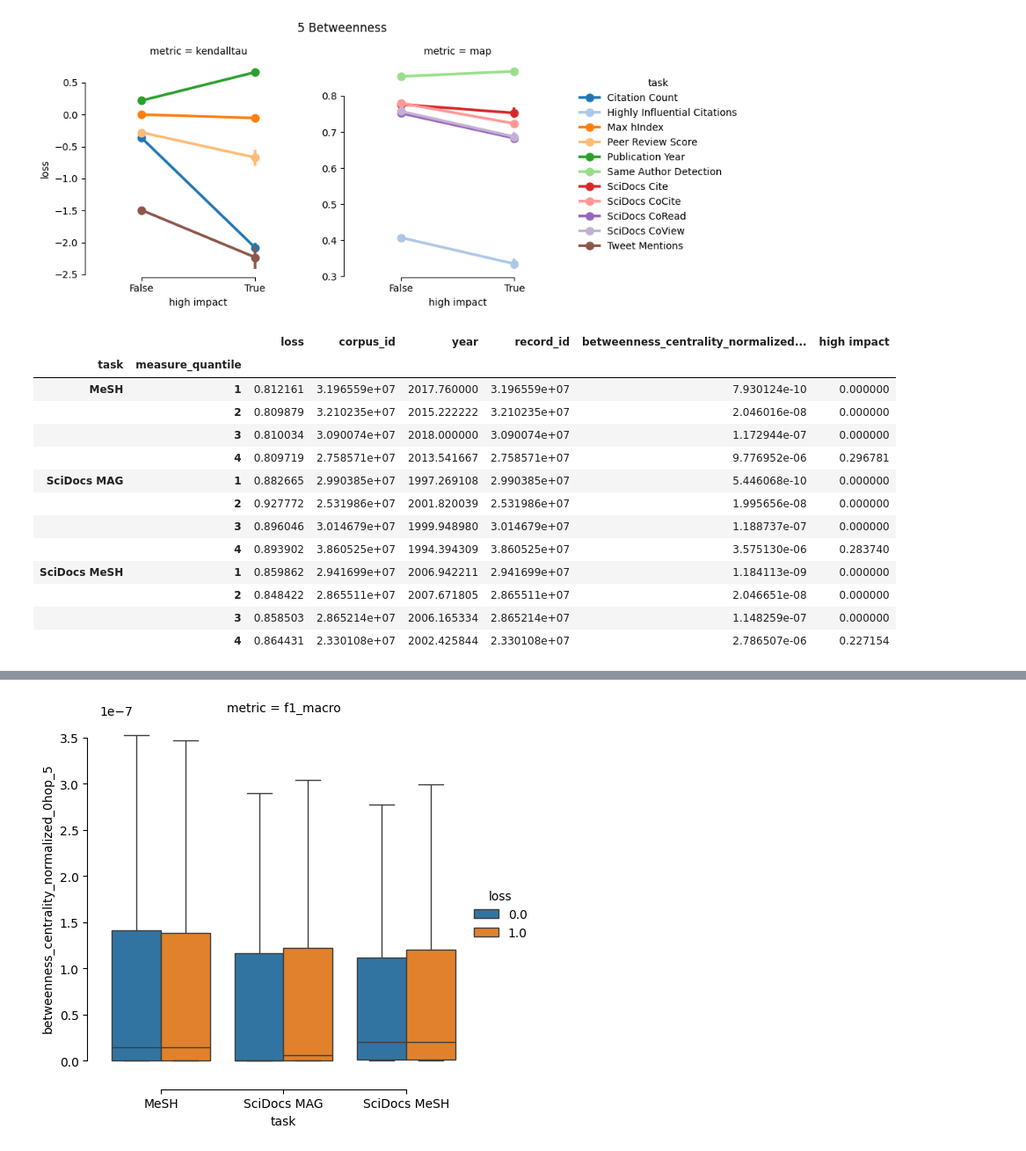
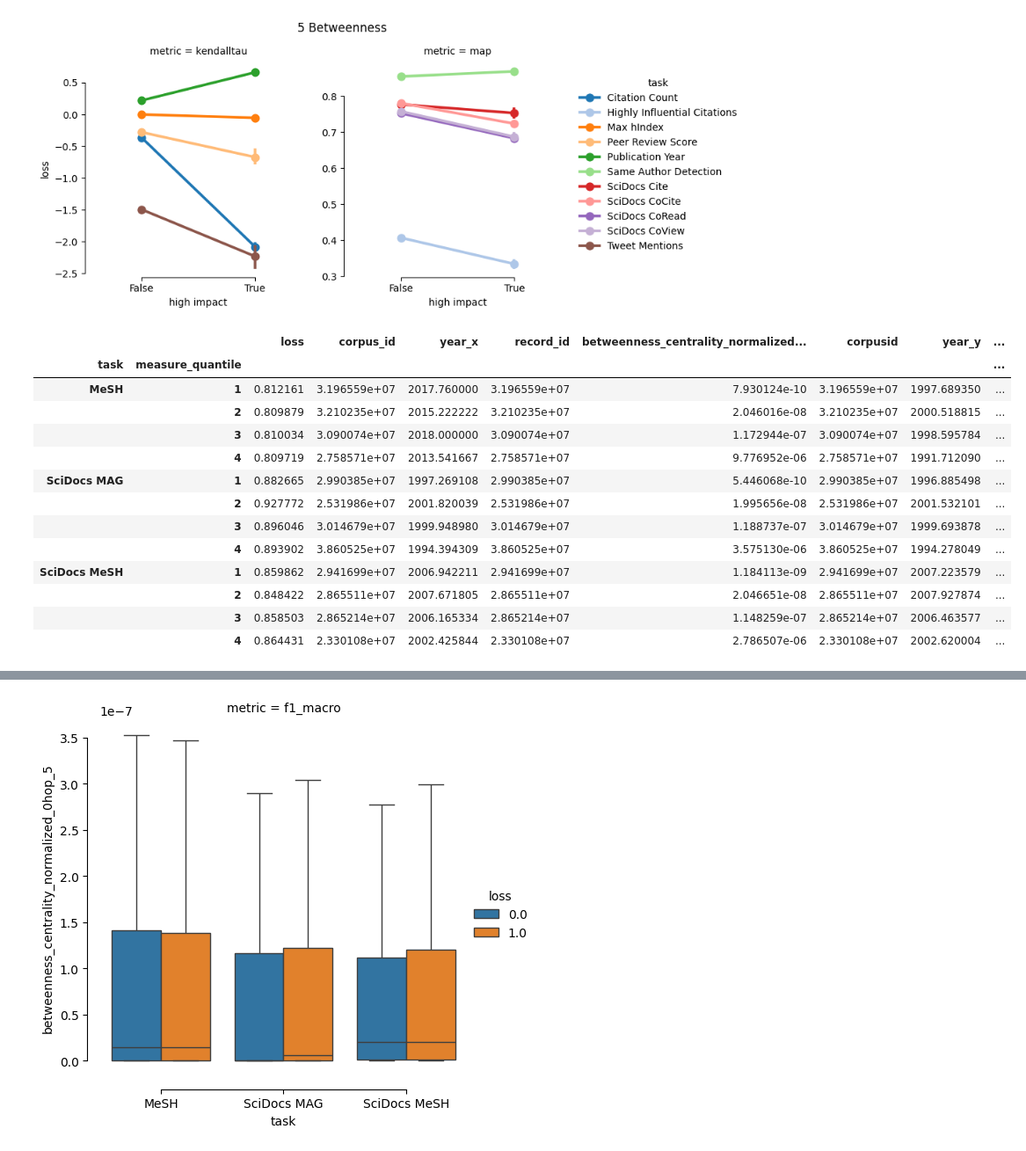
Before and after one commit to rfunklab/scirepeval, a Jupyter notebook: notebooks/correlate_scores_all_models.ipynb, the cells around one changed output, grey strips where cells are left out. Shown at 88% size. Saved outputs shown, nothing was run; the diff lists cells and outputs as text; code cells hidden in the pictures.

```diff
--- a/notebooks/correlate_scores_all_models.ipynb
+++ b/notebooks/correlate_scores_all_models.ipynb
@@ -12,15 +12,17 @@ model_names = ['SPECTER','SciBERT','SciNCL','Doc2Vec']
 quantiles = 5
 ptile = 95
 
-tasks_config = '../config/Doc2Vec/save.jsonl' # just choose one
+tasks_config = 'config/Doc2Vec/save.jsonl' # just choose one
 
 # measure_name = 'cd_5'
 # measure_loc = f'data/s2ag/s2ag_disruption.parquet.gz'
 
 measure_name = 'betweenness_centrality_normalized_0hop_5'
-measure_loc = f'../data/s2ag/{measure_name}_1700-2022.csv.gz'
+measure_loc = f'data/s2ag/{measure_name}_1700-2022.csv.gz'
 
-model_eval_loc = '../results/{}/results.jsonl'
+model_eval_loc = 'results/{}/results.jsonl'
+
+papers_loc = 'data/s2ag/processed/papers.parquet.gz'
 
 
 task_col_map = {'RELISH': ['ndcg'],
@@ -120,0 +123,3 @@ merged.head()
+# %%
+papers = pd.read_parquet(papers_loc)
+papers.head()
@@ -120,0 +133,4 @@ merged.head()
+# %%
+merged = merged.merge(papers[['corpusid','year']], left_on='corpus_id', right_on='corpusid')
+merged['year'] = merged['year_y']
+merged.head()
@@ -200,20 +222,20 @@ plt.show()
 # %% [output]
 [figure]
 # %%
-merged[merged['metric'] == 'f1_macro'].groupby(['task','measure_quantile']).mean()
+merged[merged['metric'] == 'f1_macro'].groupby(['task','measure_quantile']).mean(numeric_only=True)
 # %% [output]
-|  |  | loss | corpus_id | year | record_id | betweenness_centrality_normalized... | high impact |
-| task | measure_quantile |  |  |  |  |  |  |
-| MeSH | 1 | 0.812161 | 3.196559e+07 | 2017.760000 | 3.196559e+07 | 7.930124e-10 | 0.000000 |
-|  | 2 | 0.809879 | 3.210235e+07 | 2015.222222 | 3.210235e+07 | 2.046016e-08 | 0.000000 |
-|  | 3 | 0.810034 | 3.090074e+07 | 2018.000000 | 3.090074e+07 | 1.172944e-07 | 0.000000 |
-|  | 4 | 0.809719 | 2.758571e+07 | 2013.541667 | 2.758571e+07 | 9.776952e-06 | 0.296781 |
-| SciDocs MAG | 1 | 0.882665 | 2.990385e+07 | 1997.269108 | 2.990385e+07 | 5.446068e-10 | 0.000000 |
-|  | 2 | 0.927772 | 2.531986e+07 | 2001.820039 | 2.531986e+07 | 1.995656e-08 | 0.000000 |
-|  | 3 | 0.896046 | 3.014679e+07 | 1999.948980 | 3.014679e+07 | 1.188737e-07 | 0.000000 |
-|  | 4 | 0.893902 | 3.860525e+07 | 1994.394309 | 3.860525e+07 | 3.575130e-06 | 0.283740 |
-| SciDocs MeSH | 1 | 0.859862 | 2.941699e+07 | 2006.942211 | 2.941699e+07 | 1.184113e-09 | 0.000000 |
-|  | 2 | 0.848422 | 2.865511e+07 | 2007.671805 | 2.865511e+07 | 2.046651e-08 | 0.000000 |
-|  | 3 | 0.858503 | 2.865214e+07 | 2006.165334 | 2.865214e+07 | 1.148259e-07 | 0.000000 |
-|  | 4 | 0.864431 | 2.330108e+07 | 2002.425844 | 2.330108e+07 | 2.786507e-06 | 0.227154 |
+|  |  | loss | corpus_id | year_x | record_id | betweenness_centrality_normalized... | corpusid | year_y | ... |
+| task | measure_quantile |  |  |  |  |  |  |  | ... |
+| MeSH | 1 | 0.812161 | 3.196559e+07 | 2017.760000 | 3.196559e+07 | 7.930124e-10 | 3.196559e+07 | 1997.689350 | ... |
+|  | 2 | 0.809879 | 3.210235e+07 | 2015.222222 | 3.210235e+07 | 2.046016e-08 | 3.210235e+07 | 2000.518815 | ... |
+|  | 3 | 0.810034 | 3.090074e+07 | 2018.000000 | 3.090074e+07 | 1.172944e-07 | 3.090074e+07 | 1998.595784 | ... |
+|  | 4 | 0.809719 | 2.758571e+07 | 2013.541667 | 2.758571e+07 | 9.776952e-06 | 2.758571e+07 | 1991.712090 | ... |
+| SciDocs MAG | 1 | 0.882665 | 2.990385e+07 | 1997.269108 | 2.990385e+07 | 5.446068e-10 | 2.990385e+07 | 1996.885498 | ... |
+|  | 2 | 0.927772 | 2.531986e+07 | 2001.820039 | 2.531986e+07 | 1.995656e-08 | 2.531986e+07 | 2001.532101 | ... |
+|  | 3 | 0.896046 | 3.014679e+07 | 1999.948980 | 3.014679e+07 | 1.188737e-07 | 3.014679e+07 | 1999.693878 | ... |
+|  | 4 | 0.893902 | 3.860525e+07 | 1994.394309 | 3.860525e+07 | 3.575130e-06 | 3.860525e+07 | 1994.278049 | ... |
+| SciDocs MeSH | 1 | 0.859862 | 2.941699e+07 | 2006.942211 | 2.941699e+07 | 1.184113e-09 | 2.941699e+07 | 2007.223579 | ... |
+|  | 2 | 0.848422 | 2.865511e+07 | 2007.671805 | 2.865511e+07 | 2.046651e-08 | 2.865511e+07 | 2007.927874 | ... |
+|  | 3 | 0.858503 | 2.865214e+07 | 2006.165334 | 2.865214e+07 | 1.148259e-07 | 2.865214e+07 | 2006.463577 | ... |
+|  | 4 | 0.864431 | 2.330108e+07 | 2002.425844 | 2.330108e+07 | 2.786507e-06 | 2.330108e+07 | 2002.620004 | ... |
 # %%
```
Also changed, not shown: parts of 7 cells of this notebook, 1 other file.
